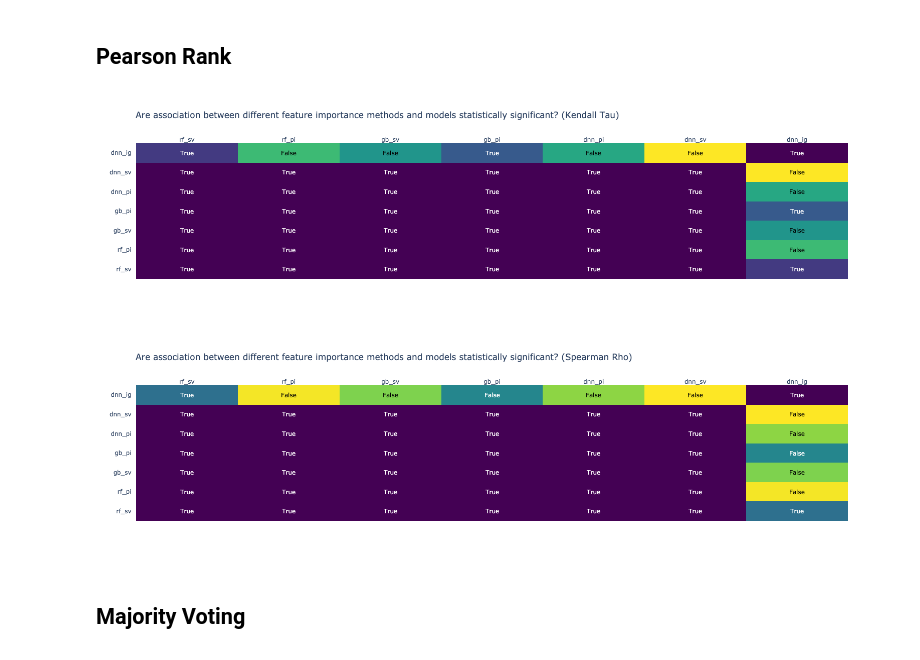
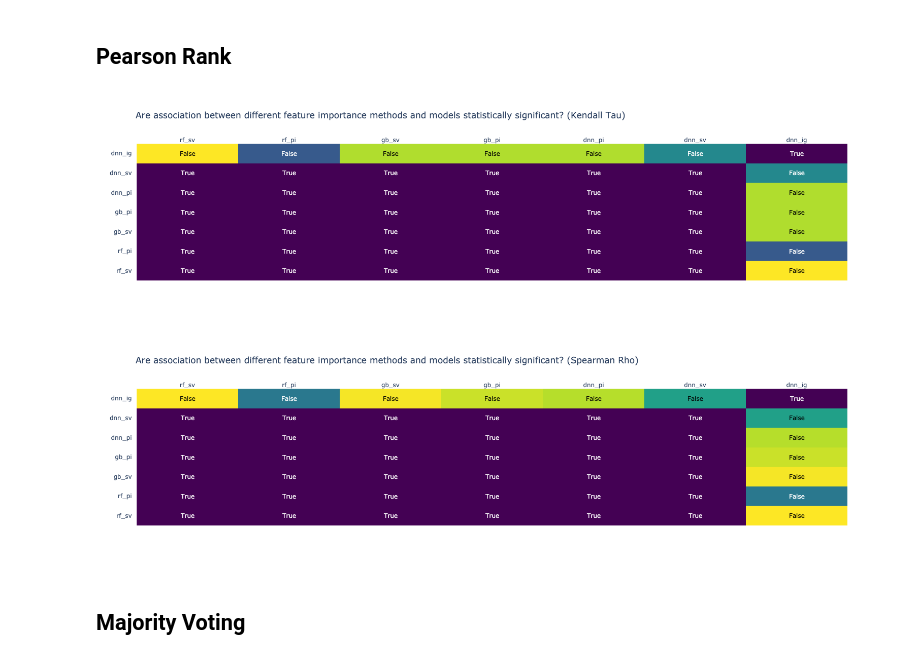
Before and after one commit to divishrengasamy/ensemble-feature-importance, a Jupyter notebook: Ensemble Feature Importance.ipynb, the cells around one changed output. Cells and saved outputs as stored; diff of their text form; code cells hidden in the pictures.

```diff
--- a/Ensemble Feature Importance.ipynb
+++ b/Ensemble Feature Importance.ipynb
@@ -98,11 +74,11 @@ features, output, coef = make_regression(
     # three features
     n_features=NUM_FEATS,
     # where only two features are useful,
-    n_informative=15,
+    n_informative=10,
     # a single target value per observation
     n_targets=1,
     # 0.0 standard deviation of the guassian noise
-    noise=0.1,
+    noise=0.3,
     # show the true coefficient used to generated the data
     coef=True,
 )
@@ -720,39 +687,39 @@ total_scaled_spearman, spearman_p_value = helper_rank(stats.spearmanr, all_stack
 # %%
 # convert signifance to true or false
 
 
-def plot_rank_method_significance(p_value, rank_name, sig_threshold=0.05, columns_name):
+def plot_rank_method_significance(p_value, rank_name, sig_threshold, columns_name):
     """
     p_value:
         Dataframe of p-value from rank method.
     rank_name:
         A string of rank method name.
     sig_threshold:
         Probability threshold for value to be considered significant.
     columns_name:
         A list of feature importance methods and models name.
     """
 
     p_value_sig = p_value < sig_threshold
     annotation_text = p_value_sig.values.astype(str).tolist()
 
     fig = ff.create_annotated_heatmap(
         p_value.values.tolist(), x=columns_name, y=columns_name, annotation_text=annotation_text, colorscale="Viridis",
     )
 
     fig.update_layout(
         title_text=f"Are association between different feature importance methods and models statistically significant? ({rank_name})"
     )
     fig.show()
 
 
 plot_rank_method_significance(kendall_tau_p_value, "Kendall Tau", 0.05, columns_name)
 # %% [output]
-[figure, old version]
+[figure, new version]
 # %%
-plot_rank_method_significance(spearman_p_value, "Spearman Rho", 0.05)
+plot_rank_method_significance(spearman_p_value, "Spearman Rho", 0.05,columns_name)
 # %% [output]
-[figure, old version]
+[figure, new version]
 # %% [markdown]
 ## Majority Voting
 # %%
```
Also changed, not shown: parts of 19 cells of this notebook.
